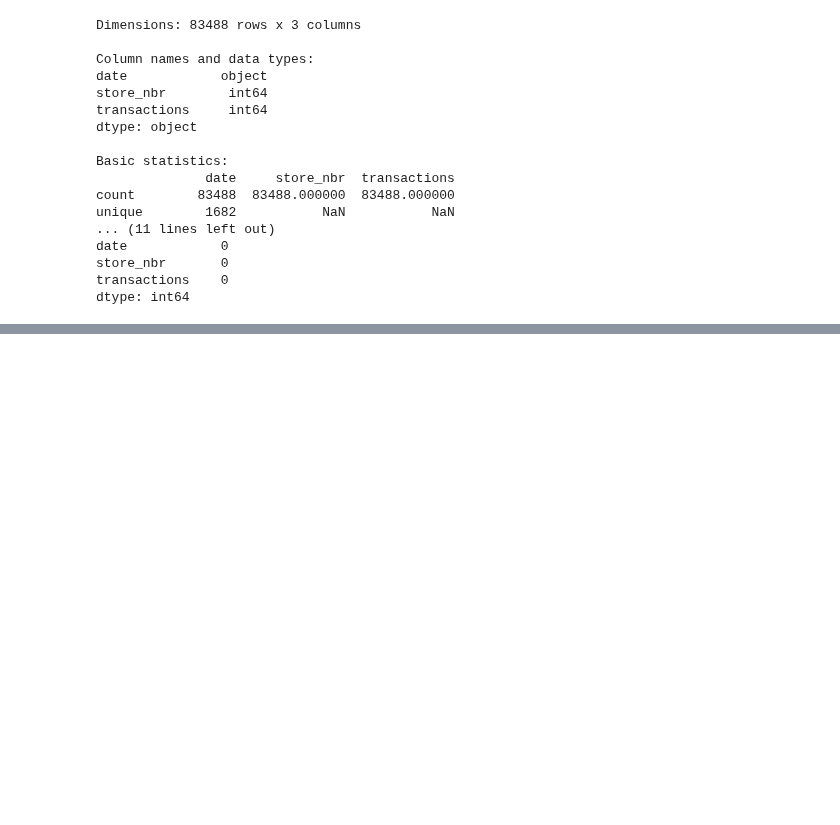
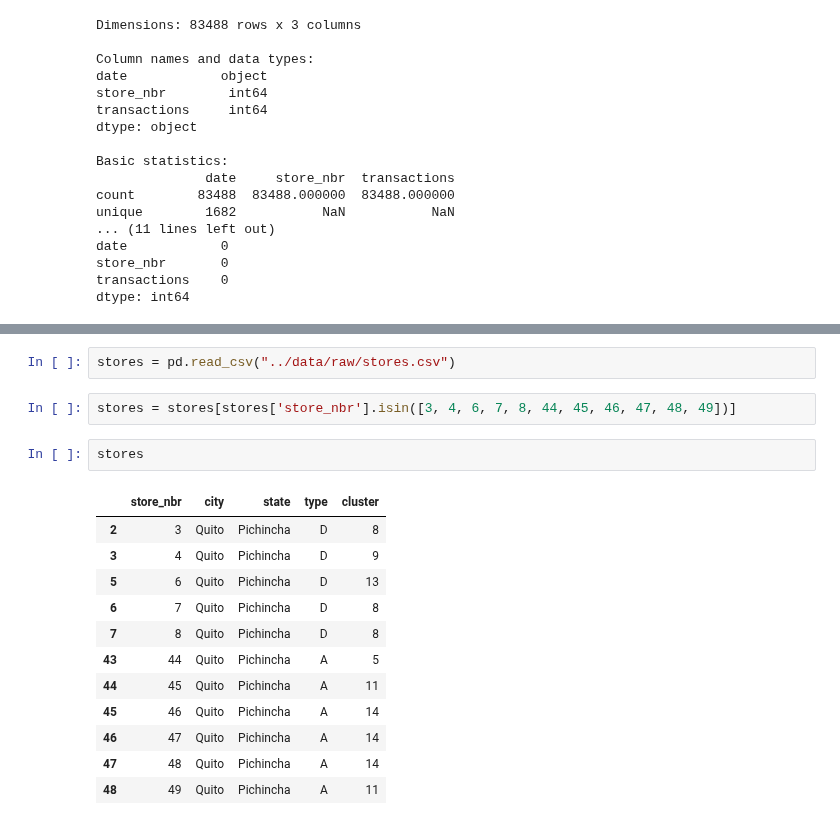
Before and after one commit to raortegam/cannibalization_reatail, a Jupyter notebook: notebooks/01_EDA.ipynb, the cells around one changed output, grey strips where cells are left out. Cells and saved outputs as stored; diff of their text form; blank space fills up the shorter version.

```diff
--- a/notebooks/01_EDA.ipynb
+++ b/notebooks/01_EDA.ipynb
@@ -879,0 +1045,19 @@ dtype: int64
+# %%
+stores = pd.read_csv("../data/raw/stores.csv")
+# %%
+stores = stores[stores['store_nbr'].isin([3, 4, 6, 7, 8, 44, 45, 46, 47, 48, 49])]
+# %%
+stores
+# %% [output]
+|  | store_nbr | city | state | type | cluster |
+| 2 | 3 | Quito | Pichincha | D | 8 |
+| 3 | 4 | Quito | Pichincha | D | 9 |
+| 5 | 6 | Quito | Pichincha | D | 13 |
+| 6 | 7 | Quito | Pichincha | D | 8 |
+| 7 | 8 | Quito | Pichincha | D | 8 |
+| 43 | 44 | Quito | Pichincha | A | 5 |
+| 44 | 45 | Quito | Pichincha | A | 11 |
+| 45 | 46 | Quito | Pichincha | A | 14 |
+| 46 | 47 | Quito | Pichincha | A | 14 |
+| 47 | 48 | Quito | Pichincha | A | 14 |
+| 48 | 49 | Quito | Pichincha | A | 11 |
```
Also changed, not shown: parts of 12 cells of this notebook.
